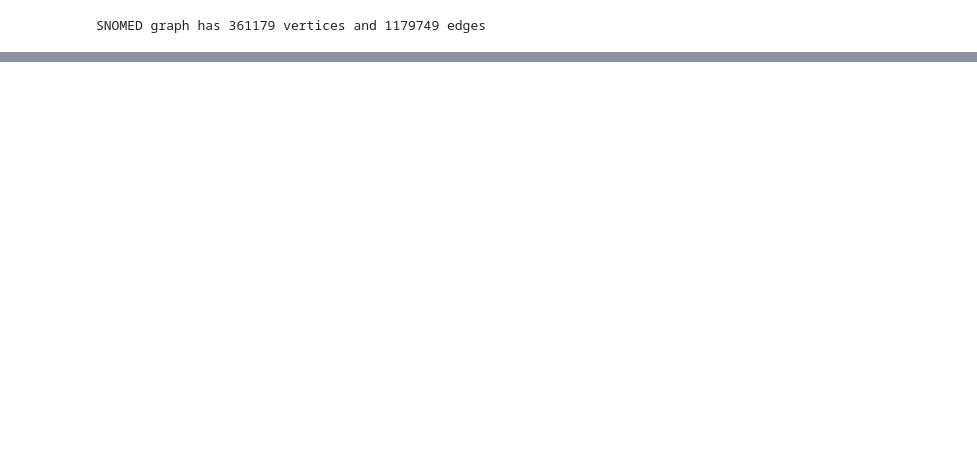
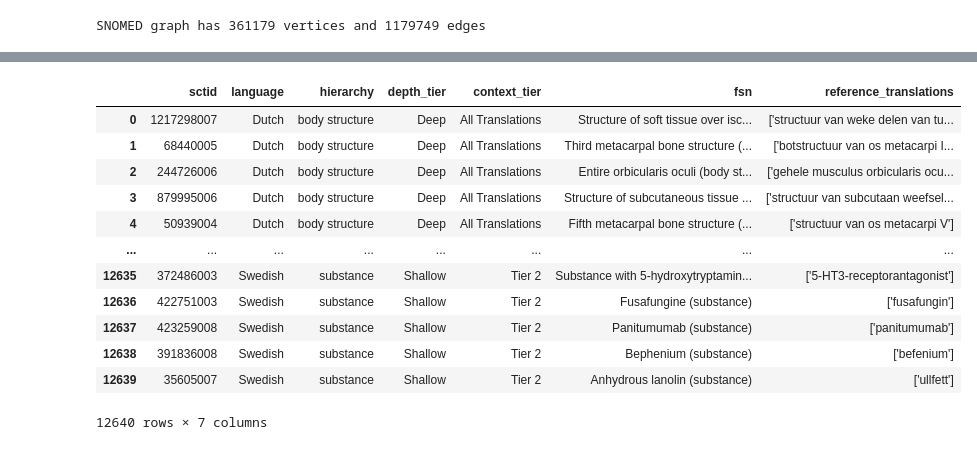
Before and after one commit to IHTSDO/snomed_translation_poc, a Jupyter notebook: Concept Sampling.ipynb, the cells around one changed output, grey strips where cells are left out. Cells and saved outputs as stored; diff of their text form; code cells hidden in the pictures; blank space fills up the shorter version.

```diff
--- a/Concept Sampling.ipynb
+++ b/Concept Sampling.ipynb
@@ -7 +5,23 @@ from snomed_graph import *
+# %%
+# National Extensions
+KOREAN_REFSET_PATH = "./data/snomed_extensions/snomed-MAIN_SNOMEDCT-KR-20240611/SnomedCT_Export/Delta/Refset/Language/der2_cRefset_Language21000267104Delta_KR_20240611.txt"
+KOREAN_DESCRIPTION_PATH = "./data/snomed_extensions/snomed-MAIN_SNOMEDCT-KR-20240611/SnomedCT_Export/Delta/Terminology/sct2_Description_Delta_KR_20240611.txt"
+SWEDISH_REFSET_PATH = "./data/snomed_extensions/SnomedCT_ManagedServiceSE_PRODUCTION_SE1000052_20240531T120000Z/Snapshot/Refset/Language/der2_cRefset_LanguageSnapshot-sv_SE1000052_20240531.txt"
+SWEDISH_DESCRIPTION_PATH = "./data/snomed_extensions/SnomedCT_ManagedServiceSE_PRODUCTION_SE1000052_20240531T120000Z/Snapshot/Terminology/sct2_Description_Snapshot-sv_SE1000052_20240531.txt"
+DUTCH_REFSET_PATH = "./data/snomed_extensions/SnomedCT_ManagedServiceNL_PRODUCTION_NL1000146_20240331T120000Z/Snapshot/Refset/Language/der2_cRefset_LanguageSnapshot-nl_NL1000146_20240331.txt"
+DUTCH_DESCRIPTION_PATH = "./data/snomed_extensions/SnomedCT_ManagedServiceNL_PRODUCTION_NL1000146_20240331T120000Z/Snapshot/Terminology/sct2_Description_Snapshot-nl_NL1000146_20240331.txt"
+ESTONIAN_REFSET_PATH = "./data/snomed_extensions/SnomedCT_ManagedServiceEE_PRODUCTION_EE1000181_20240530T120000Z/Snapshot/Refset/Language/der2_cRefset_LanguageSnapshot-et_EE1000181_20240530.txt"
+ESTONIAN_DESCRIPTION_PATH = "./data/snomed_extensions/SnomedCT_ManagedServiceEE_PRODUCTION_EE1000181_20240530T120000Z/Snapshot/Terminology/sct2_Description_Snapshot-et_EE1000181_20240530.txt"
+
+# Serialized graph containing international edition
+SNOMED_GRAPH_PATH = "../snomed_graph/full_concept_graph.gml"
+
+# Where we store a pivot table of summarised results
+SUMMARY_PATH = "available_translated_concepts_summary.csv"
+
+# Single file containing all translations
+ALL_TRANSLATIONS_PATH = "./data/prepared_translation_data/all_translations.csv"
+
+# Sample of concepts to translate
+SAMPLE_PATH = "./data/prepared_translation_data/samples.csv"
 # %%
@@ -385,0 +391,18 @@ sample_df.to_csv("samples.csv", index=False)
+# %%
+sample_df = pd.read_csv(SAMPLE_PATH)
+# %%
+sample_df
+# %% [output]
+|  | sctid | language | hierarchy | depth_tier | context_tier | fsn | reference_translations |
+| 0 | 1217298007 | Dutch | body structure | Deep | All Translations | Structure of soft tissue over isc... | ['structuur van weke delen van tu... |
+| 1 | 68440005 | Dutch | body structure | Deep | All Translations | Third metacarpal bone structure (... | ['botstructuur van os metacarpi I... |
+| 2 | 244726006 | Dutch | body structure | Deep | All Translations | Entire orbicularis oculi (body st... | ['gehele musculus orbicularis ocu... |
+| 3 | 879995006 | Dutch | body structure | Deep | All Translations | Structure of subcutaneous tissue ... | ['structuur van subcutaan weefsel... |
+| 4 | 50939004 | Dutch | body structure | Deep | All Translations | Fifth metacarpal bone structure (... | ['structuur van os metacarpi V'] |
+| ... | ... | ... | ... | ... | ... | ... | ... |
+| 12635 | 372486003 | Swedish | substance | Shallow | Tier 2 | Substance with 5-hydroxytryptamin... | ['5-HT3-receptorantagonist'] |
+| 12636 | 422751003 | Swedish | substance | Shallow | Tier 2 | Fusafungine (substance) | ['fusafungin'] |
+| 12637 | 423259008 | Swedish | substance | Shallow | Tier 2 | Panitumumab (substance) | ['panitumumab'] |
+| 12638 | 391836008 | Swedish | substance | Shallow | Tier 2 | Bephenium (substance) | ['befenium'] |
+| 12639 | 35605007 | Swedish | substance | Shallow | Tier 2 | Anhydrous lanolin (substance) | ['ullfett'] |
+12640 rows × 7 columns
```
Also changed, not shown: parts of 15 cells of this notebook, 1 other file.
